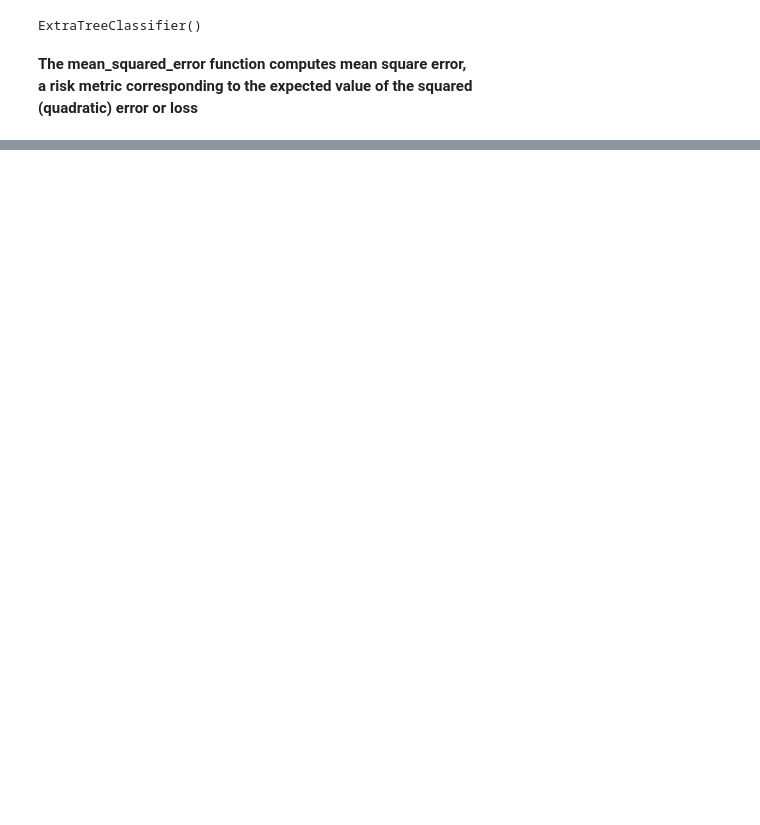
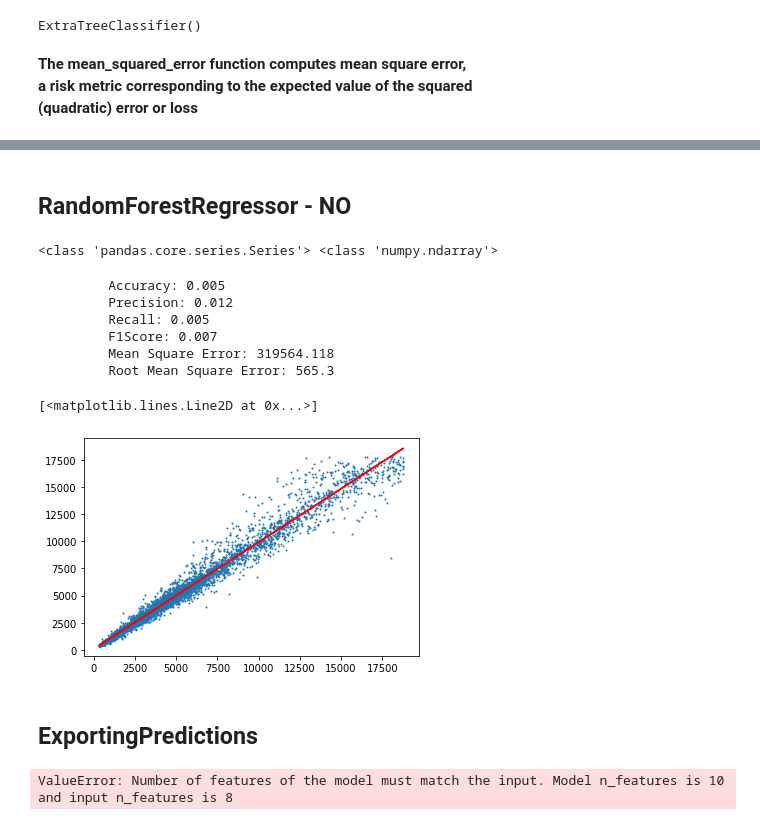
Before and after one commit to adrianacoca/Kaggle-Competition, a Jupyter notebook: Training Models.ipynb, the cells around one changed output, grey strips where cells are left out. Drawn from its saved outputs; the diff is of its cells as text; code cells hidden in the pictures; blank space fills up the shorter version.

```diff
--- a/Training Models.ipynb
+++ b/Training Models.ipynb
@@ -292,0 +402,2 @@ make_pipeline(StandardScaler(), SVC(gamma='auto')).fit(X_train, y_train)
+# %% [markdown]
+## RandomForestRegressor - NO
@@ -292,0 +407,37 @@ make_pipeline(StandardScaler(), SVC(gamma='auto')).fit(X_train, y_train)
+# %%
+#Features_0
+
+csv = train_clean[features_0]
+csv
+X_train, X_test, y_train, y_test = split(csv)
+y_pred = fitModel(RandomForestRegressor(random_state=0))
+y_pred = y_pred.round()
+print(type(y_test),type(y_pred))
+# %% [output]
+<class 'pandas.core.series.Series'> <class 'numpy.ndarray'>
+# %%
+printMetrics(y_test,y_pred)
+# %% [output]
+         Accuracy: 0.005
+         Precision: 0.012
+         Recall: 0.005
+         F1Score: 0.007
+         Mean Square Error: 319564.118
+         Root Mean Square Error: 565.3
+# %%
+plt.scatter(y_test,y_pred, s=1)
+
+m, b = np.polyfit(y_test,y_pred, 1)
+plt.plot(y_test, m*y_test + b, color = "r")
+# %% [output]
+[<matplotlib.lines.Line2D at 0x...>]
+[figure, added]
+# %% [markdown]
+## ExportingPredictions
+# %%
+# Extra Tree Classifier - features:all
+X_train, X_test, y_train, y_test = split(train_clean)
+results1 = predictModel(ExtraTreeClassifier())
+results1 = pd.DataFrame(results, columns=["price"])
+# %% [output]
+ValueError: Number of features of the model must match the input. Model n_features is 10 and input n_features is 8
```
Also changed, not shown: parts of 56 cells of this notebook, 3 other files.
